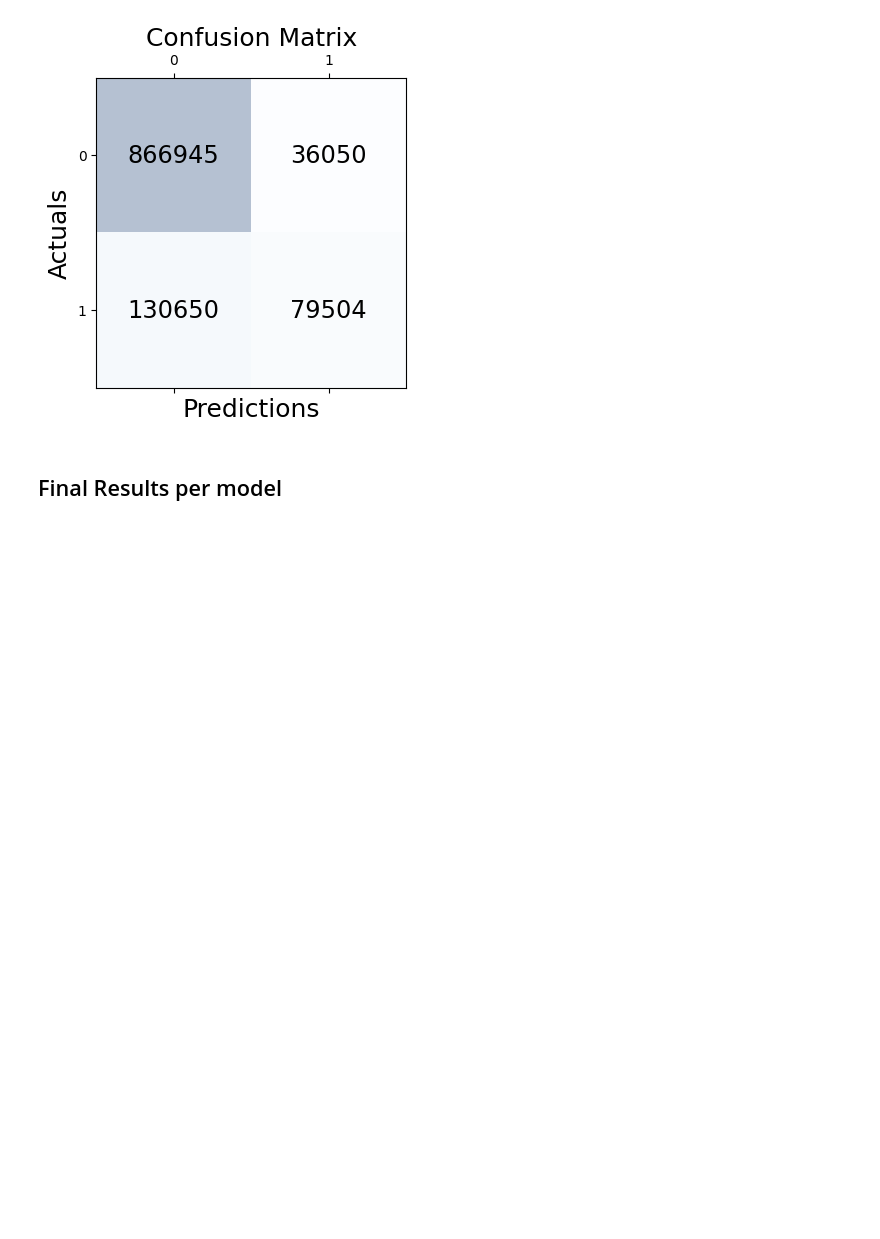
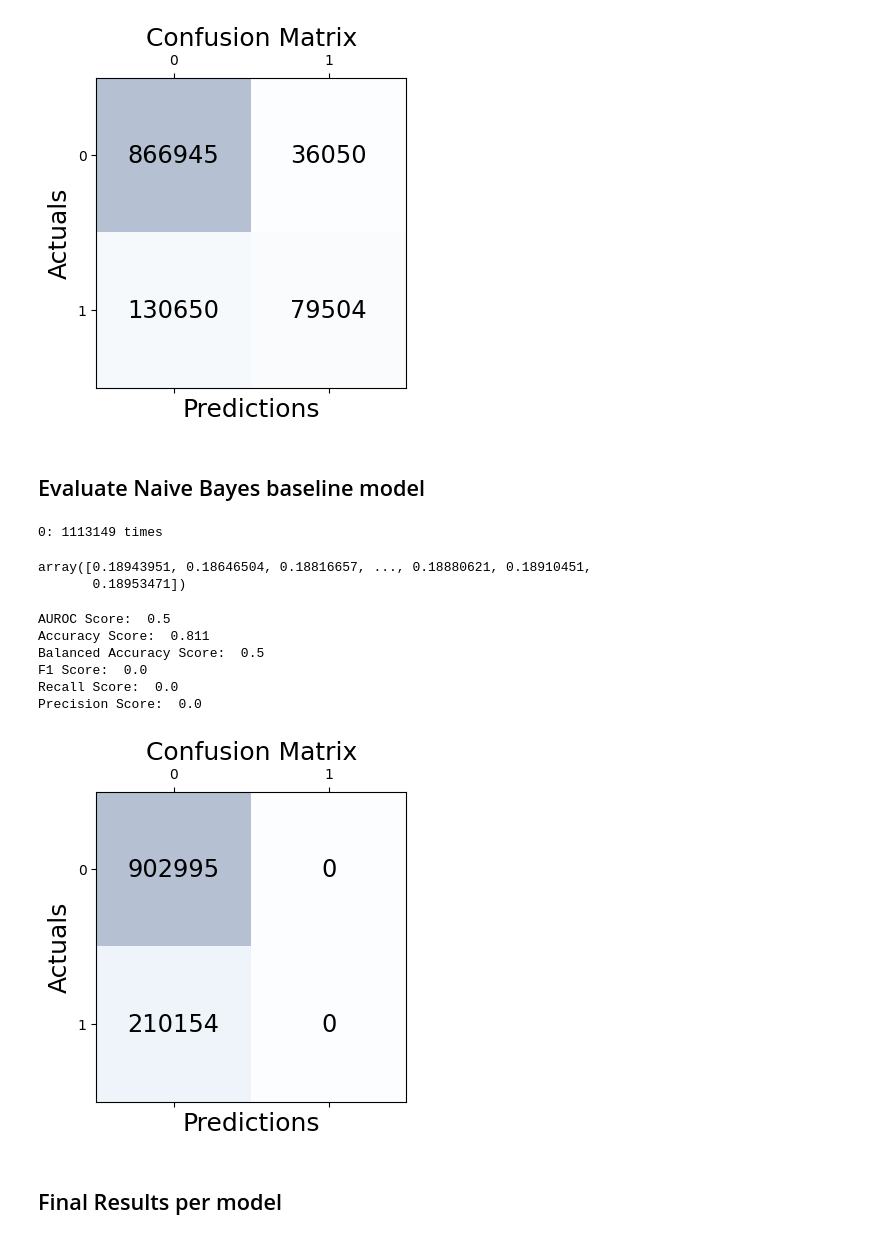
Before and after one commit to rvloenhout/DSS_Master_Thesis, a Jupyter notebook: _3. Evaluation/1. Baseline_eval.ipynb, the cells around one changed output. Saved outputs shown, nothing was run; the diff lists cells and outputs as text; code cells hidden in the pictures; blank space fills up the shorter version.

```diff
--- a/_3. Evaluation/1. Baseline_eval.ipynb
+++ b/_3. Evaluation/1. Baseline_eval.ipynb
@@ -16,7 +16,7 @@ model_results = pd.DataFrame(columns=["Model", "AUROC", "Accuracy", "F1", "Recal
 path_csv = "../../../Thesis_data/processed_data/"
 path_model = "../../../Thesis_data/Models/"
 # %%
-X_test = rm(pd.read_csv(path_csv + "ontime_reporting_X_test.csv"))
+X_test = rm(pd.read_csv(path_csv + "ontime_reporting_X_test_unscaled.csv"))
 y_test = np.ravel(pd.read_csv(path_csv + "ontime_reporting_y_test.csv"))
 # %% [output]
 Memory usage of dataframe is 314.23 MB
@@ -86,6 +86,33 @@ F1 Score:  0.488
 Recall Score:  0.378
 Precision Score:  0.688
 [figure]
+# %% [markdown]
+## Evaluate Naive Bayes baseline model
+# %%
+nb_baseline = joblib.load(path_model + "nb_baseline.joblib")
+y_pred_nb_baseline = nb_baseline.predict(X_test)
+y_pred_prob_nb_baseline = nb_baseline.predict_proba(X_test)[:, 1]
+# %%
+unique_elements, counts = np.unique(y_pred_nb_baseline, return_counts=True)
+for element, count in zip(unique_elements, counts):
+    print(f"{element}: {count} times")
+# %% [output]
+0: 1113149 times
+# %%
+y_pred_prob_nb_baseline
+# %% [output]
+array([0.18943951, 0.18646504, 0.18816657, ..., 0.18880621, 0.18910451,
+       0.18953471])
+# %%
+evaluation(y_test, y_pred_nb_baseline, nb_baseline, y_pred_prob_nb_baseline, results)
+# %% [output]
+AUROC Score:  0.5
+Accuracy Score:  0.811
+Balanced Accuracy Score:  0.5
+F1 Score:  0.0
+Recall Score:  0.0
+Precision Score:  0.0
+[figure, added]
 # %% [markdown]
 ## Final Results per model
 # %%
```
Also changed, not shown: parts of 1 cell of this notebook, 5 other files.
